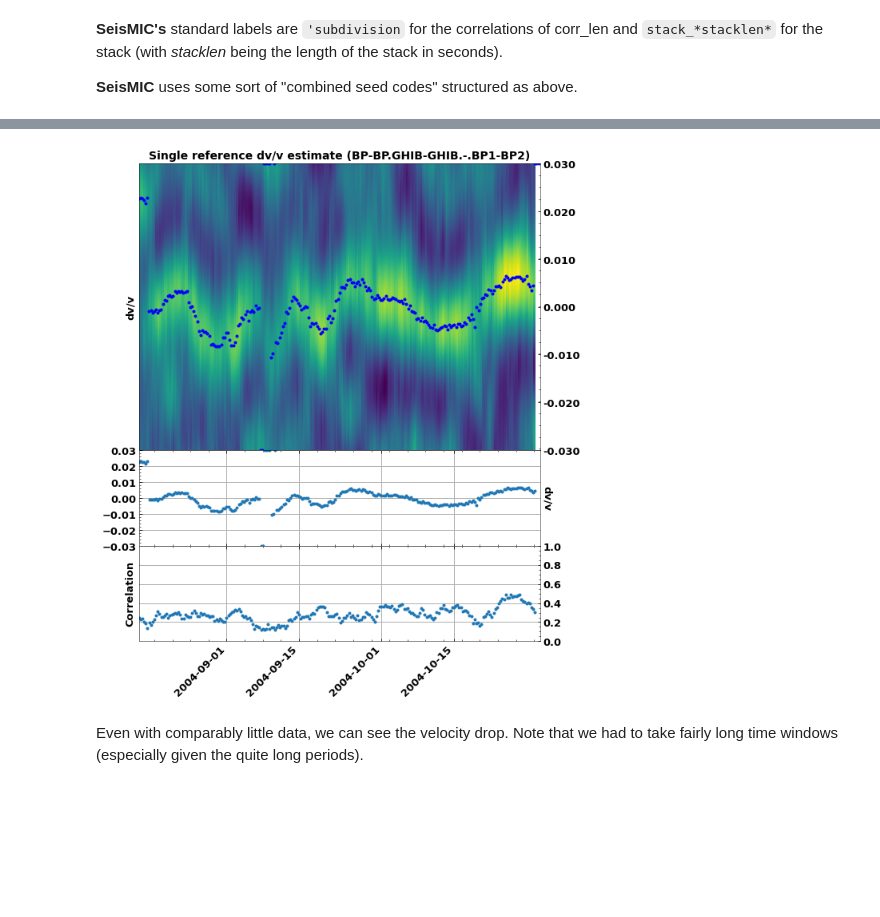
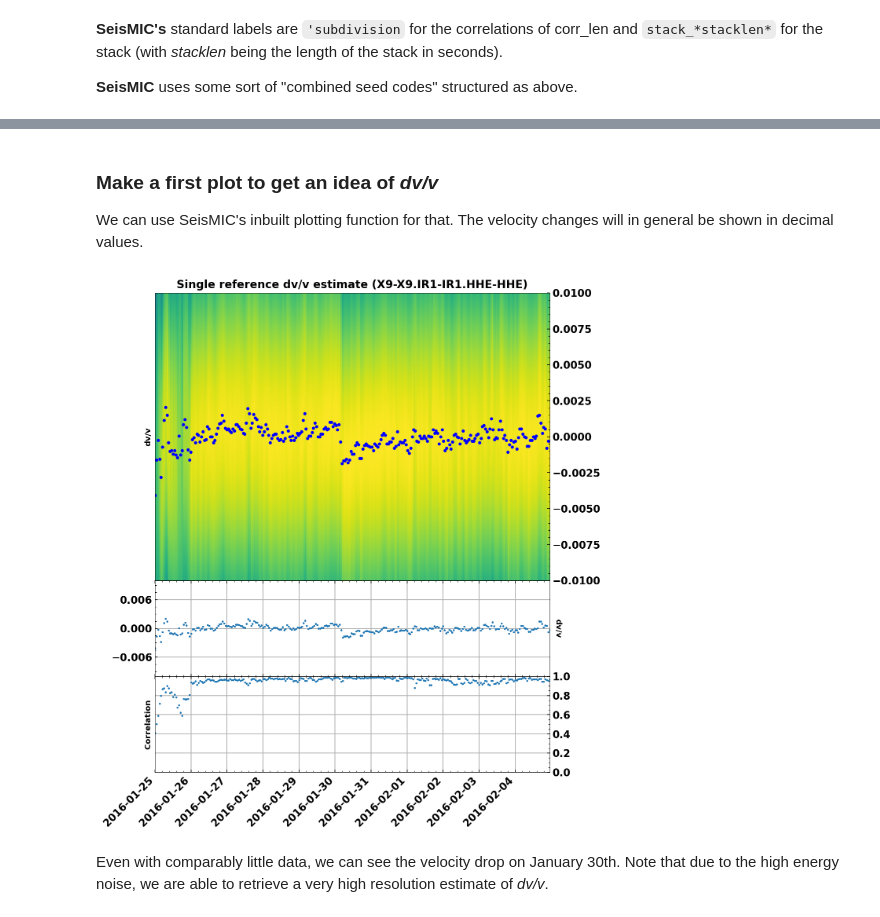
Before and after one commit to PeterMakus/SeisMIC, a Jupyter notebook: examples/tutorial.ipynb, the cells around one changed output, grey strips where cells are left out. Cells and saved outputs as stored; diff of their text form; code cells hidden in the pictures; blank space fills up the shorter version.

```diff
--- a/examples/tutorial.ipynb
+++ b/examples/tutorial.ipynb
@@ -216,9 +264,11 @@ os.chdir(ipynb_path)
+# %% [markdown]
+### Make a first plot to get an idea of *dv/v*
+We can use SeisMIC's inbuilt plotting function for that. The velocity changes will in general be shown in decimal values.
 # %%
 from seismic.monitor.dv import read_dv
-dv = read_dv('data/vel_change/DV-BP-BP.GHIB-GHIB.BP1-BP2.npz')
-dv.plot()
+dv = read_dv(f'data/vel_change/DV-{network}-{network}.{station}-{station}.HHE-HHE.npz')
+dv.plot(ylim=(-0.01,0.01))
 # %% [output]
-[figure, old version]
+[figure, new version]
 # %% [markdown]
-Even with comparably little data, we can see the velocity drop. Note that we had to
-take fairly long time windows (especially given the quite long periods).
+Even with comparably little data, we can see the velocity drop on January 30th. Note that due to the high energy noise, we are able to retrieve a very high resolution estimate of *dv/v*.
```
Also changed, not shown: parts of 28 cells of this notebook, 1 other file.
